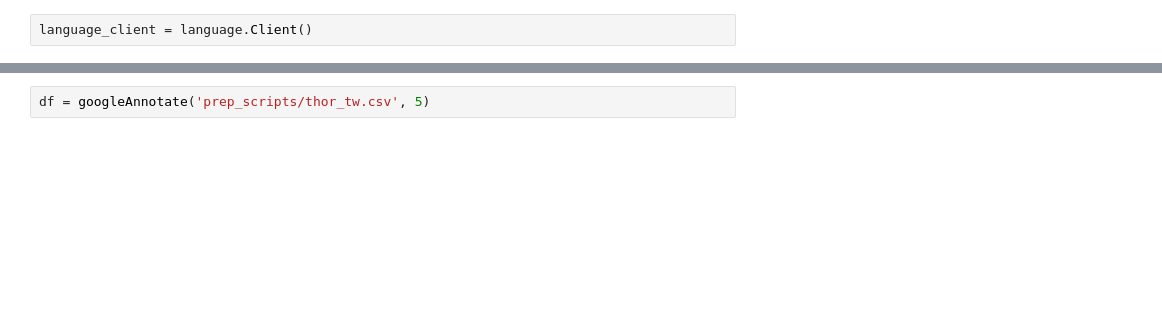
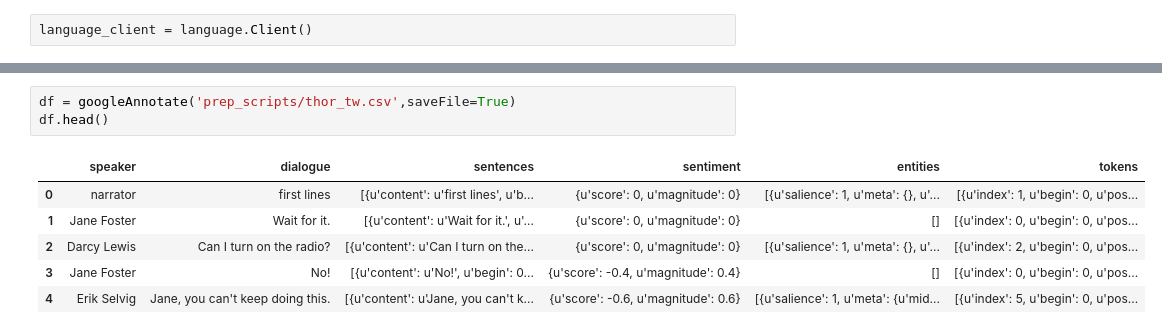
Before and after one commit to winlingit/w266_project, a Jupyter notebook: googleOutput.ipynb, the cells around one changed output, grey strips where cells are left out. Drawn from its saved outputs; the diff is of its cells as text; blank space fills up the shorter version.

```diff
--- a/googleOutput.ipynb
+++ b/googleOutput.ipynb
@@ -38,2 +69,10 @@ def googleAnnotate(fileName, nrows=None):
 # %%
-df = googleAnnotate('prep_scripts/thor_tw.csv', 5)
+df = googleAnnotate('prep_scripts/thor_tw.csv',saveFile=True)
+df.head()
+# %% [output]
+|  | speaker | dialogue | sentences | sentiment | entities | tokens |
+| 0 | narrator | first lines | [{u'content': u'first lines', u'b... | {u'score': 0, u'magnitude': 0} | [{u'salience': 1, u'meta': {}, u'... | [{u'index': 1, u'begin': 0, u'pos... |
+| 1 | Jane Foster | Wait for it. | [{u'content': u'Wait for it.', u'... | {u'score': 0, u'magnitude': 0} | [] | [{u'index': 0, u'begin': 0, u'pos... |
+| 2 | Darcy Lewis | Can I turn on the radio? | [{u'content': u'Can I turn on the... | {u'score': 0, u'magnitude': 0} | [{u'salience': 1, u'meta': {}, u'... | [{u'index': 2, u'begin': 0, u'pos... |
+| 3 | Jane Foster | No! | [{u'content': u'No!', u'begin': 0... | {u'score': -0.4, u'magnitude': 0.4} | [] | [{u'index': 0, u'begin': 0, u'pos... |
+| 4 | Erik Selvig | Jane, you can't keep doing this. | [{u'content': u'Jane, you can't k... | {u'score': -0.6, u'magnitude': 0.6} | [{u'salience': 1, u'meta': {u'mid... | [{u'index': 5, u'begin': 0, u'pos... |
```
Also changed, not shown: parts of 8 cells of this notebook.
